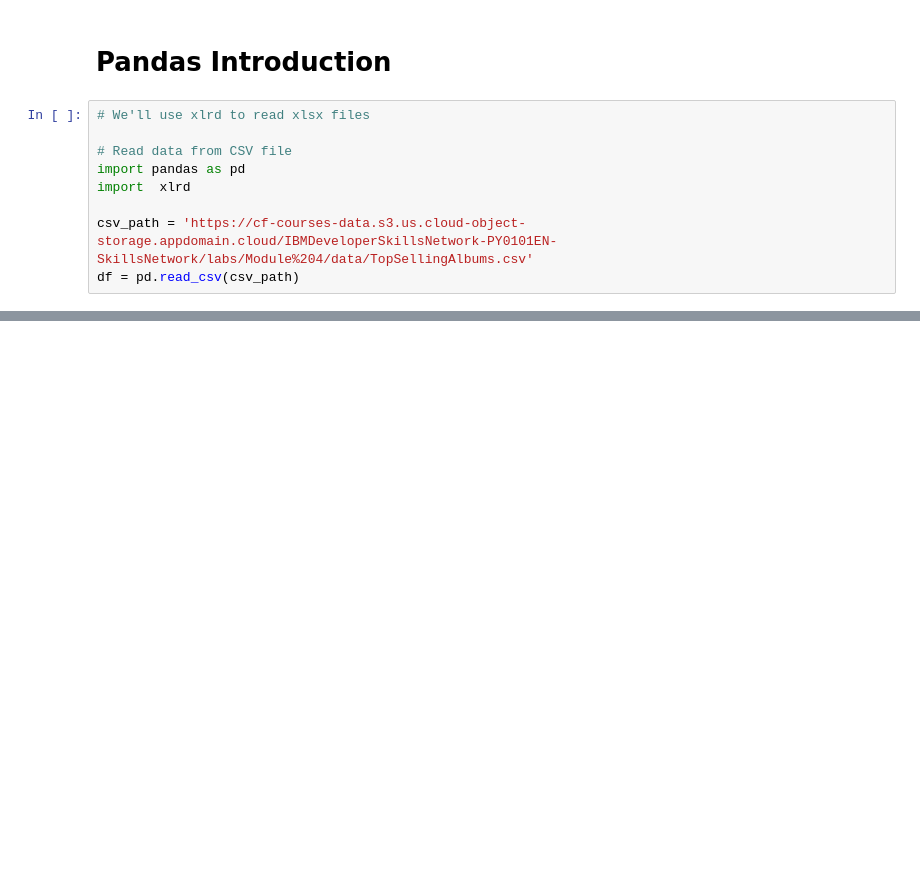
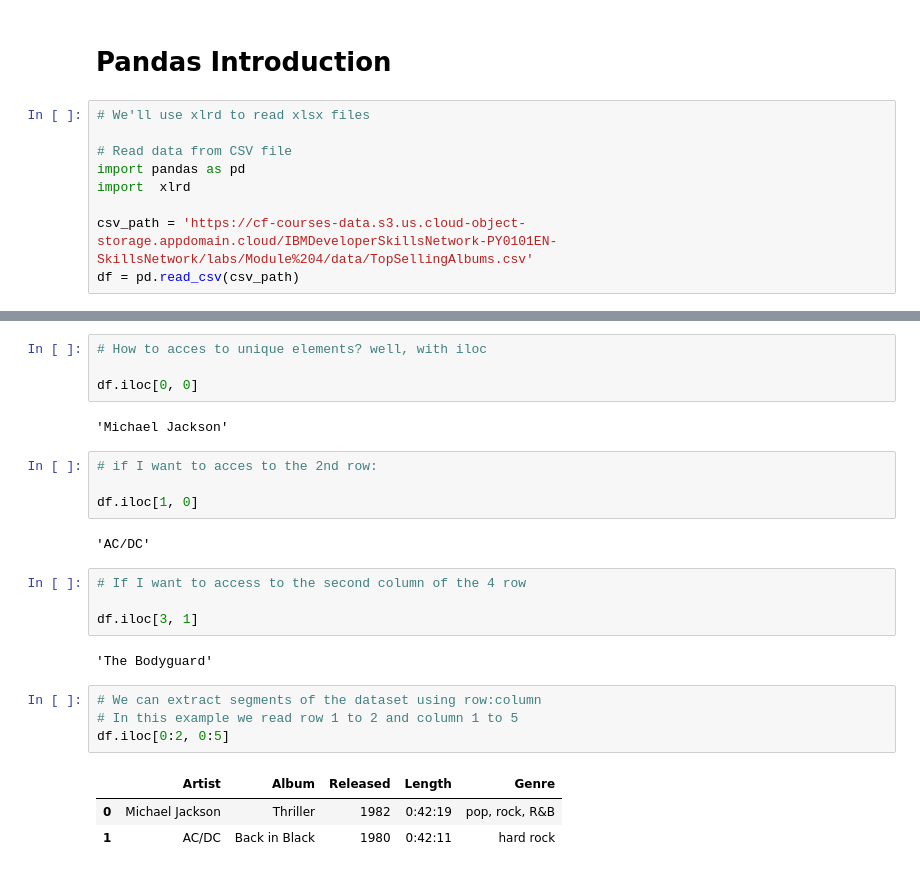
Before and after one commit to PosgradoMNA/actividades-de-aprendizaje-A01793146, a Jupyter notebook: assignment_mod04.ipynb, the cells around one changed output, grey strips where cells are left out. Cells and saved outputs as stored; diff of their text form; blank space fills up the shorter version.

```diff
--- a/assignment_mod04.ipynb
+++ b/assignment_mod04.ipynb
@@ -395,0 +435,26 @@ FileNotFoundError: [Errno 2] No such file or directory: 'TopSellingAlbums.xlsx'
+# %%
+# How to acces to unique elements? well, with iloc
+
+df.iloc[0, 0]
+# %% [output]
+'Michael Jackson'
+# %%
+# if I want to acces to the 2nd row:
+
+df.iloc[1, 0]
+# %% [output]
+'AC/DC'
+# %%
+# If I want to access to the second column of the 4 row
+
+df.iloc[3, 1]
+# %% [output]
+'The Bodyguard'
+# %%
+# We can extract segments of the dataset using row:column
+# In this example we read row 1 to 2 and column 1 to 5
+df.iloc[0:2, 0:5]
+# %% [output]
+|  | Artist | Album | Released | Length | Genre |
+| 0 | Michael Jackson | Thriller | 1982 | 0:42:19 | pop, rock, R&B |
+| 1 | AC/DC | Back in Black | 1980 | 0:42:11 | hard rock |
```
Also changed, not shown: parts of 8 cells of this notebook.
